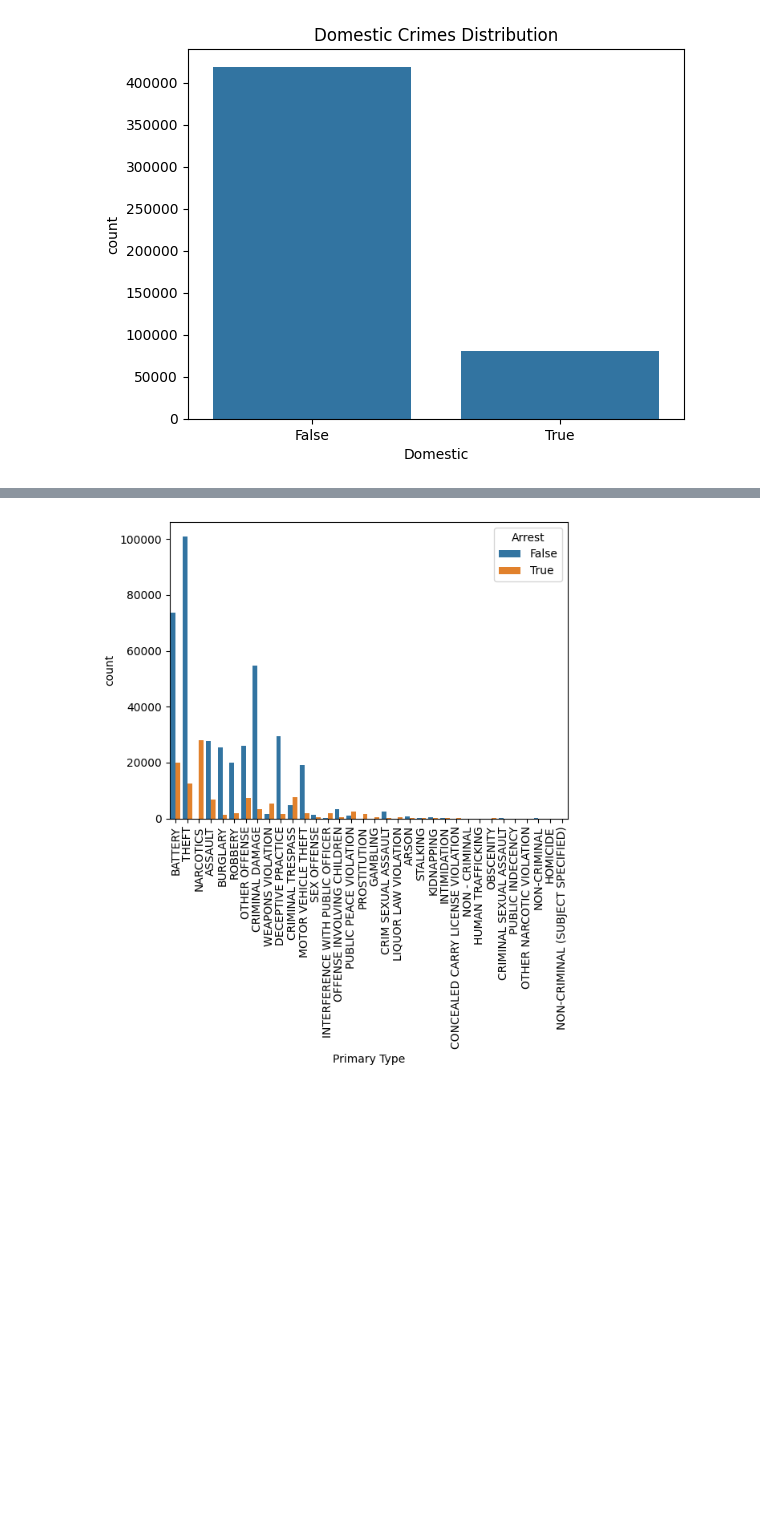
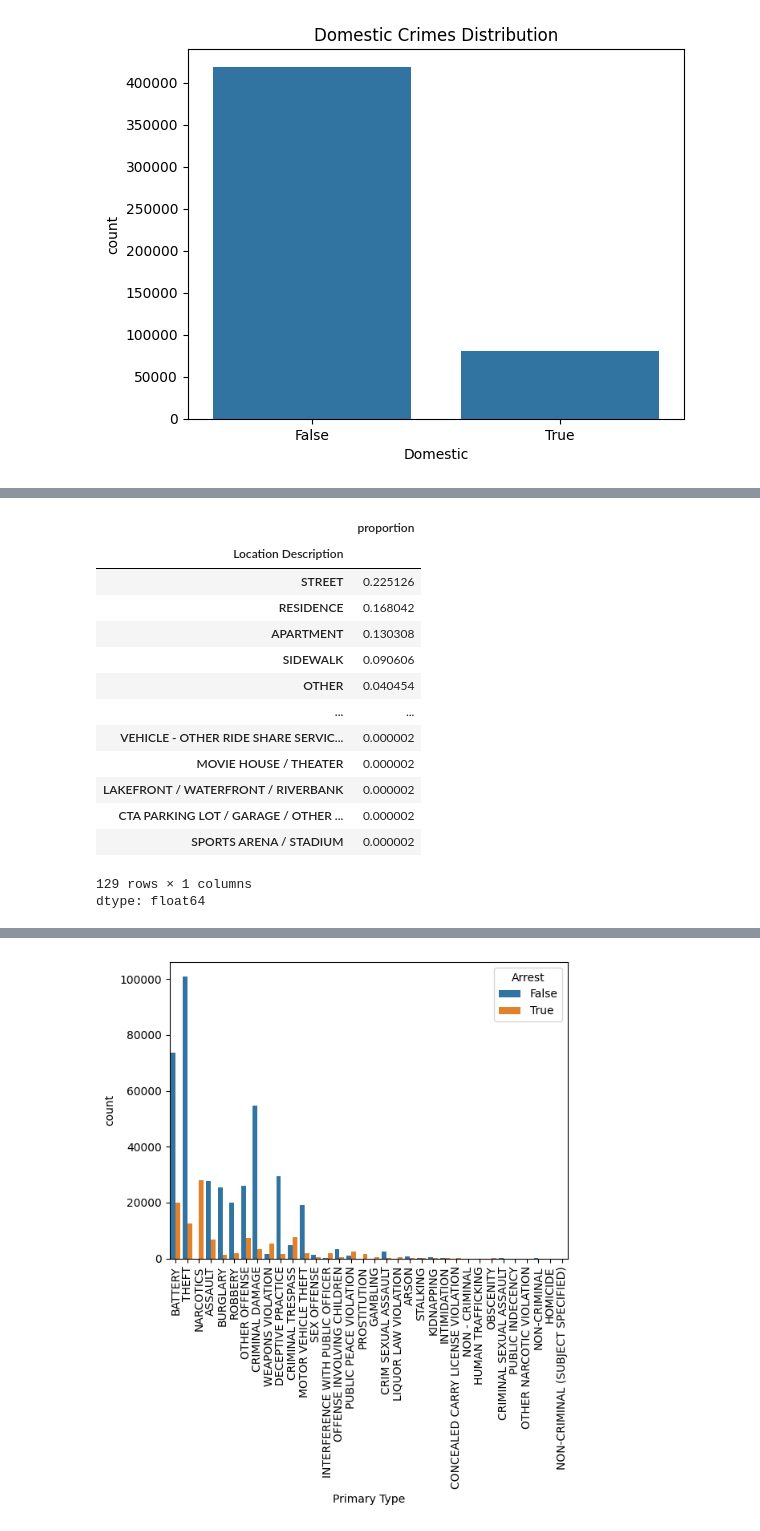
Before and after one commit to emanameen9982773/Crime-Type-Classification-Based-on-Incident-Features, a Jupyter notebook: Naive_Bayes.ipynb, the cells around one changed output, grey strips where cells are left out. Drawn from its saved outputs; the diff is of its cells as text; code cells hidden in the pictures; blank space fills up the shorter version.

```diff
--- a/Naive_Bayes.ipynb
+++ b/Naive_Bayes.ipynb
@@ -76 +99,19 @@ plt.show()
+# %%
+top_locations
+# %% [output]
+|  | proportion |
+| Location Description |  |
+| STREET | 0.225126 |
+| RESIDENCE | 0.168042 |
+| APARTMENT | 0.130308 |
+| SIDEWALK | 0.090606 |
+| OTHER | 0.040454 |
+| ... | ... |
+| VEHICLE - OTHER RIDE SHARE SERVIC... | 0.000002 |
+| MOVIE HOUSE / THEATER | 0.000002 |
+| LAKEFRONT / WATERFRONT / RIVERBANK | 0.000002 |
+| CTA PARKING LOT / GARAGE / OTHER ... | 0.000002 |
+| SPORTS ARENA / STADIUM | 0.000002 |
+129 rows × 1 columns
+dtype: float64
 # %%
```
Also changed, not shown: parts of 11 cells of this notebook.
